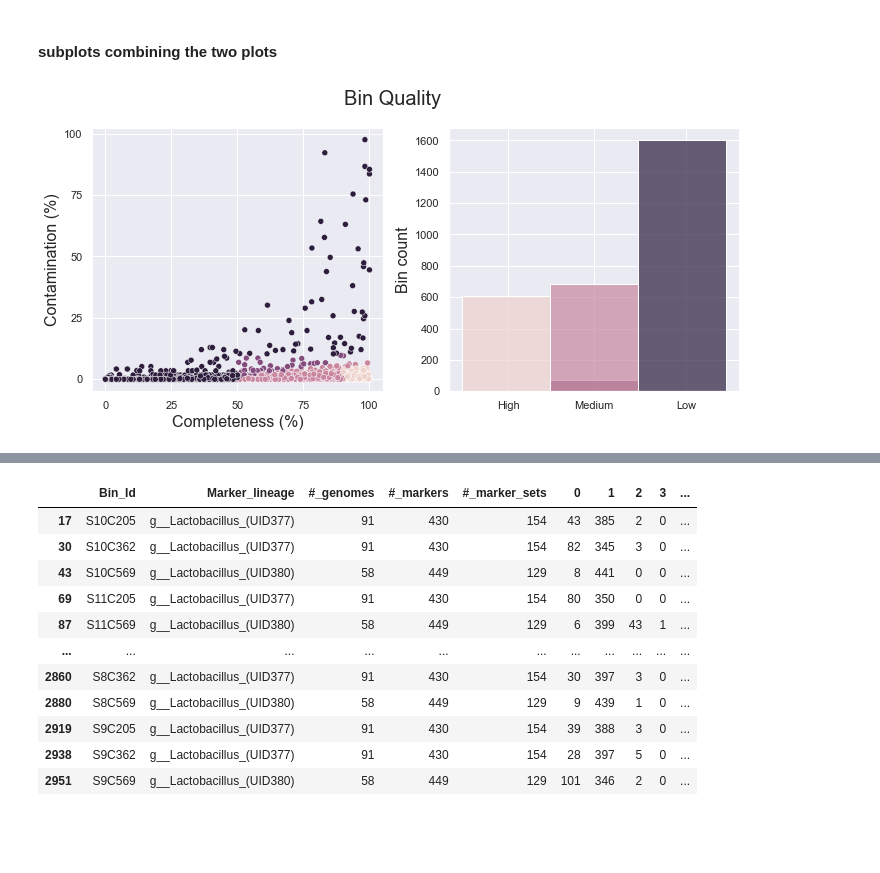
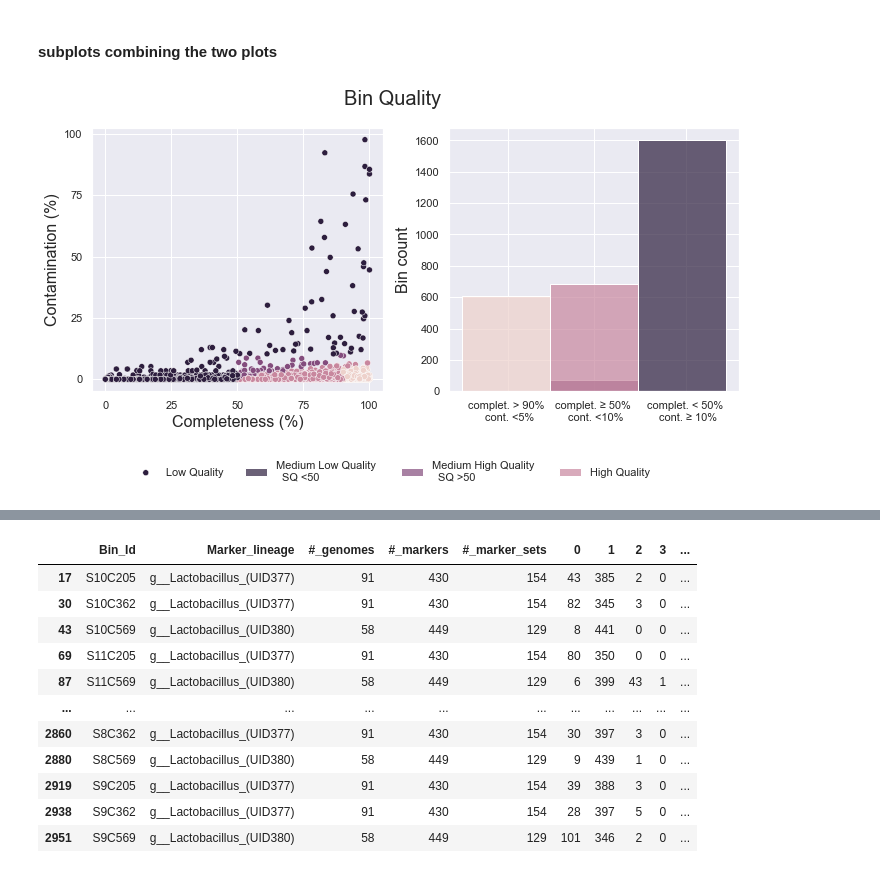
Before and after one commit to m3j/thesis_code, a Jupyter notebook: CheckM_plot.ipynb, the cells around one changed output, grey strips where cells are left out. Cells and saved outputs as stored; diff of their text form; code cells hidden in the pictures; blank space fills up the shorter version.

```diff
--- a/CheckM_plot.ipynb
+++ b/CheckM_plot.ipynb
@@ -245,45 +241,55 @@ Text(0.5, 0, '')
 # %% [markdown]
 #### subplots combining the two plots
 # %%
-sns.set()
-fig, axes = plt.subplots(1, 2, figsize=(10,5))
-fig.suptitle('Bin Quality', fontsize=20)
-# axes[0].set_title('Title of the first chart')
-# axes[1].set_title('title2')
+def subplot_binQ (df1, df2):
+    sns.set()
+    fig, axes = plt.subplots(1, 2, figsize=(10,5))
+    fig.suptitle('Bin Quality', fontsize=20)
+    # fig.legend((),('High Quality - completness > 90%, contamination <5%', 'Medium High Quality - completness ≥ 50%, contamination <10% SQ >50', 'Medium Low Quality - completness ≥ 50%, contamination <10% SQ <50', 'Low Quality - completness < 50%, contamination ≥ 10%'))
 
-sns.scatterplot(ax=axes[0],
-                data = df_cont_below_100,
-                x = df_cont_below_100.Completeness,
-                y = df_cont_below_100.Contamination,
-                hue = df.bin_class,
-               legend = False)
+    # axes[0].set_title('Title of the first chart')
+    # axes[1].set_title('title2')
 
-axes[0].set_xlabel('Completeness (%)', fontsize=16)
-axes[0].set_ylabel('Contamination (%)', fontsize=16)
-axes[0].set_xticks(np.arange(0, 101, 25))
-axes[0].set_yticks(np.arange(0, 101, 25))
+    sns.scatterplot(ax=axes[0],
+                    data = df1,
+                    x = df1.Completeness,
+                    y = df1.Contamination,
+                    hue = df1.bin_class,
+                   legend = False)
 
-sns.histplot(ax=axes[1],
-             data = df,
-             x = "class_3",
-             hue = "bin_class",
-             alpha = 0.7,
-             bins = 3,
-             color = sns.color_palette("colorblind"),
-             legend = False
-             )
+    axes[0].set_xlabel('Completeness (%)', fontsize=16)
+    axes[0].set_ylabel('Contamination (%)', fontsize=16)
+    axes[0].set_xticks(np.arange(0, 101, 25))
+    axes[0].set_yticks(np.arange(0, 101, 25))
 
-axes[1].set_xlabel('')
-axes[1].set_ylabel('Bin count', fontsize=16)
-labels = ['High', 'Medium', 'Low']
-# axes[1].set_xticks(np.arange(0, 3, 1))
-axes[1].set_xticks([0.35,1,1.7])
-# axes[1].set(xticks= (0.5, 1, 1.5), ticklabels=labels)
+    sns.histplot(ax=axes[1],
+                 data = df2,
+                 x = "class_3",
+                 hue = "bin_class",
+                 alpha = 0.7,
+                 bins = 3,
+                 color = sns.color_palette("colorblind"),
+                legend = False
+                 )
 
-axes[1].set_xticklabels(labels = ['High', 'Medium', 'Low'])
-# axes[1].xticks(np.arange(3), ['High Quality', 'Medium Quality', 'Low Quality'])
+    fig.legend(('Low Quality',
+                    'Medium Low Quality \n  SQ <50',
+                    'Medium High Quality \n  SQ >50',
+                    'High Quality'),
+                   loc='center', bbox_to_anchor=(0.5, -0.08), shadow=False, ncol=4, frameon=False)
+    axes[1].set_xlabel('')
+    axes[1].set_ylabel('Bin count', fontsize=16)
+    labels = ['High', 'Medium', 'Low']
+    # axes[1].set_xticks(np.arange(0, 3, 1))
+    axes[1].set_xticks([0.35,1,1.7])
+    # axes[1].set(xticks= (0.5, 1, 1.5), ticklabels=labels)
 
-plt.tight_layout()
+    axes[1].set_xticklabels(labels = ['complet. > 90% \n cont. <5%', 'complet. ≥ 50% \n cont. <10%', 'complet. < 50% \n cont. ≥ 10%'])
+    # axes[1].set_xticklabels(labels ['High', 'Medium', 'Low'])
+
+    plt.tight_layout()
-# %% [output]
-[figure, removed]
+# %%
+ subplot_binQ(df_cont_below_100, df)
+# %% [output]
+[figure, added]
 # %% [markdown]
```
Also changed, not shown: parts of 6 cells of this notebook, 39 other files.
